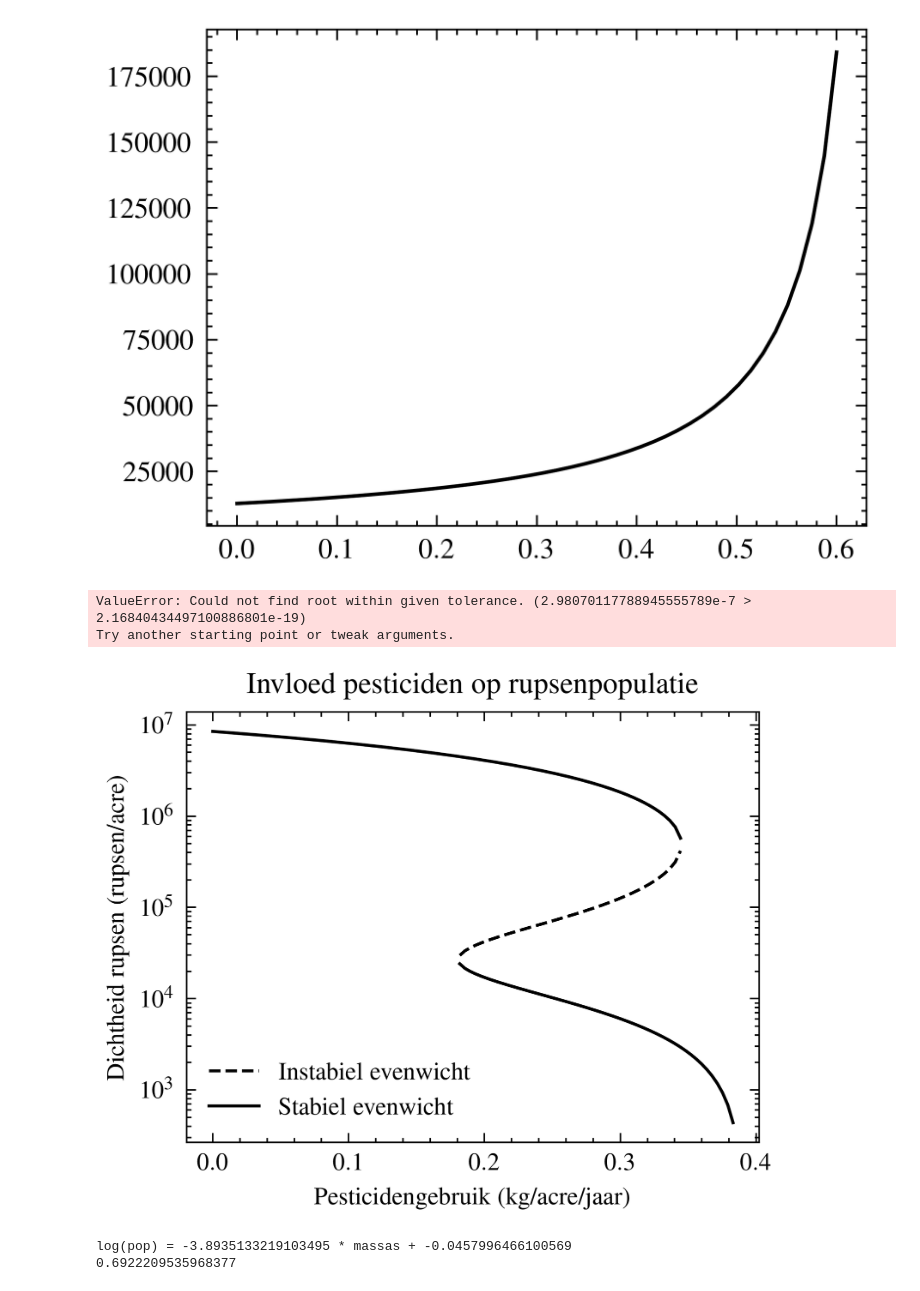
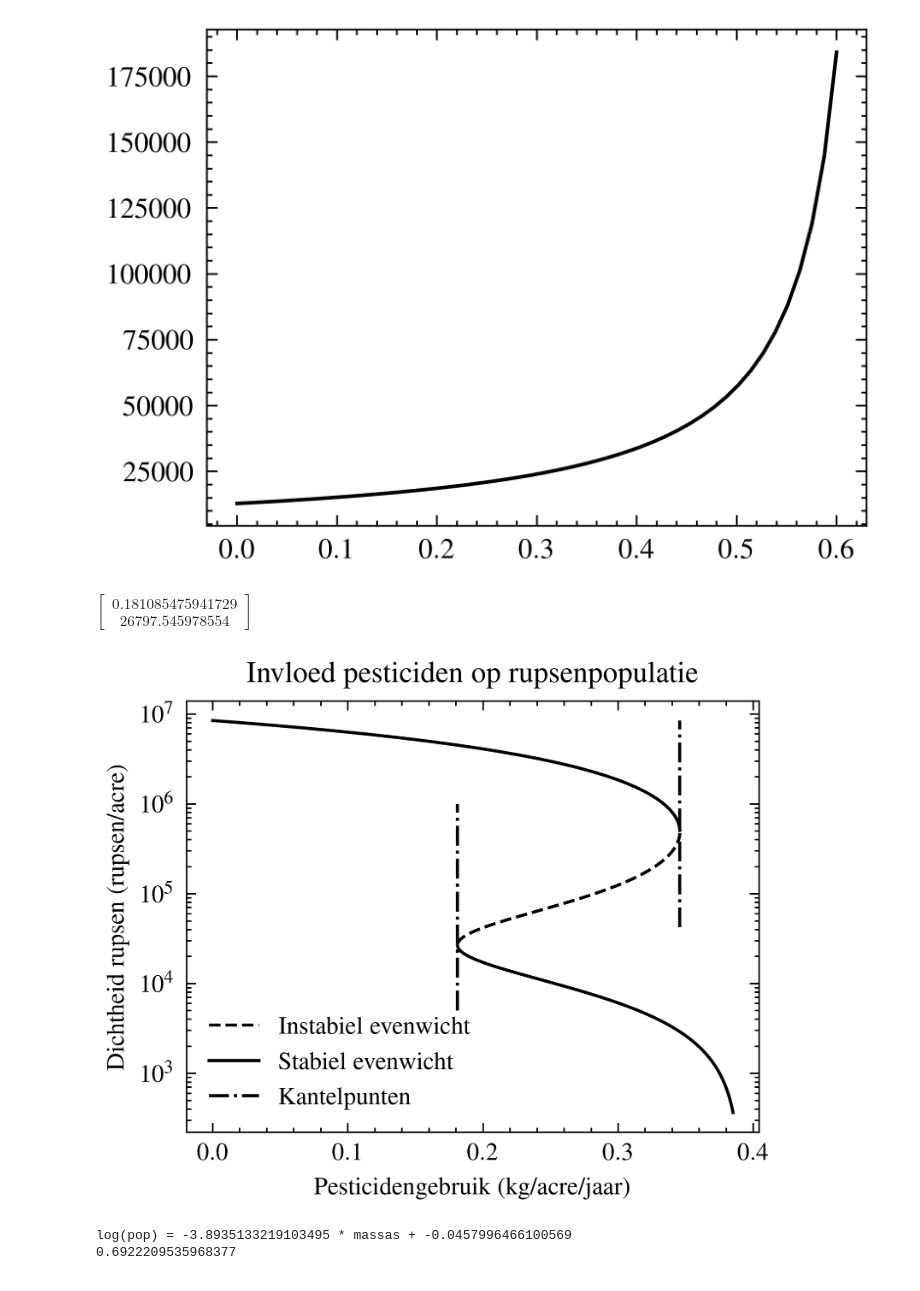
Before and after one commit to SteefCoder/conifeerrups, a Jupyter notebook: figuren.ipynb, the cells around one changed output. Cells and saved outputs as stored; diff of their text form; code cells hidden in the pictures.

```diff
--- a/figuren.ipynb
+++ b/figuren.ipynb
@@ -124,5 +126,5 @@ plt.savefig("figuren/richtingsveld-woud.png")
 # %%
-r1, r2, r3 = calculate_roots(1000)
+r1, r2, r3 = calculate_roots(5000)
 # %%
 def find_saddle_point():
     S, B = sm.symbols("S B")
@@ -343,32 +346,41 @@ def calculate_new_roots(n):
     sort = lambda r: tuple(zip(*sorted(r, key=lambda x: x[1])))
     return sort(root1), sort(root2), sort(root3)
 
-r1, r2, r3 = calculate_new_roots(1000)
+r1, r2, r3 = calculate_new_roots(5000)
 # %%
 def find_new_saddle_point():
     m, B = sm.symbols("m B")
     eq = simple_dBdt(24000, B) - m * C.gammaB * B
     return sm.nsolve([eq, sm.diff(eq, B)], (m, B), (0.36, 500000))
 
+
+def find_new_saddle_point2():
+    m, B = sm.symbols("m B")
+    eq = simple_dBdt(24000, B) - m * C.gammaB * B
+    return sm.nsolve([eq, sm.diff(eq, B)], (m, B), (0.18, 20000))
+
 new_saddle_point = find_new_saddle_point()
-new_saddle_point
+
+new_saddle_point2 = find_new_saddle_point2()
+new_saddle_point2
 # %% [output]
-ValueError: Could not find root within given tolerance. (2.98070117788945555789e-7 > 2.16840434497100886801e-19)
-Try another starting point or tweak arguments.
+$\displaystyle \left[\begin{matrix}0.181085475941729\\26797.545978554\end{matrix}\right]$
 # %%
 fig, ax = plt.subplots()
+
 
 ax.plot(*r1)
 ax.plot(*r2, color='black', label='Instabiel evenwicht')
 ax.plot(*r3, linestyle='solid', color='black', label='Stabiel evenwicht')
-# ax.scatter(*saddle_point, s=10, label="Kantelpunt")
-# ax.vlines(new_saddle_point[0], np.min(r1[1]), np.max(r3[1]), linestyle='dashdot', zorder=-1, label='Kantelpunt')
-# ax.annotate(r"m = 1.34", (saddle_point[0], np.min(r1[1])), (saddle_point[0] - 0.3, np.min(r1[1]) + 300))
+
+ax.vlines(new_saddle_point[0], np.max(r3[1]) / 10 ** (6 - np.log(5000) / np.log(10)), np.max(r3[1]), linestyle='dashdot', zorder=-1)
+ax.vlines(new_saddle_point2[0], 5000, 10**6, linestyle='dashdot', zorder=-1, label='Kantelpunten')
+
 ax.set(xlabel="Pesticidengebruik (kg/acre/jaar)", ylabel=RUPSEN_LABEL, title='Invloed pesticiden op rupsenpopulatie', yscale='log')
 ax.legend()
-plt.savefig("figuren/pesticiden.png")
+plt.savefig("scherpe-figuren/pesticiden.svg")
 # %% [output]
-[figure, old version]
+[figure, new version]
 # %%
 pop = np.array([100, 29.3, 11.3, 12.5]) / 100
 massas = np.array([0, 0.28, 0.56, 1.12])
```
Also changed, not shown: parts of 3 cells of this notebook, 8 other files.
